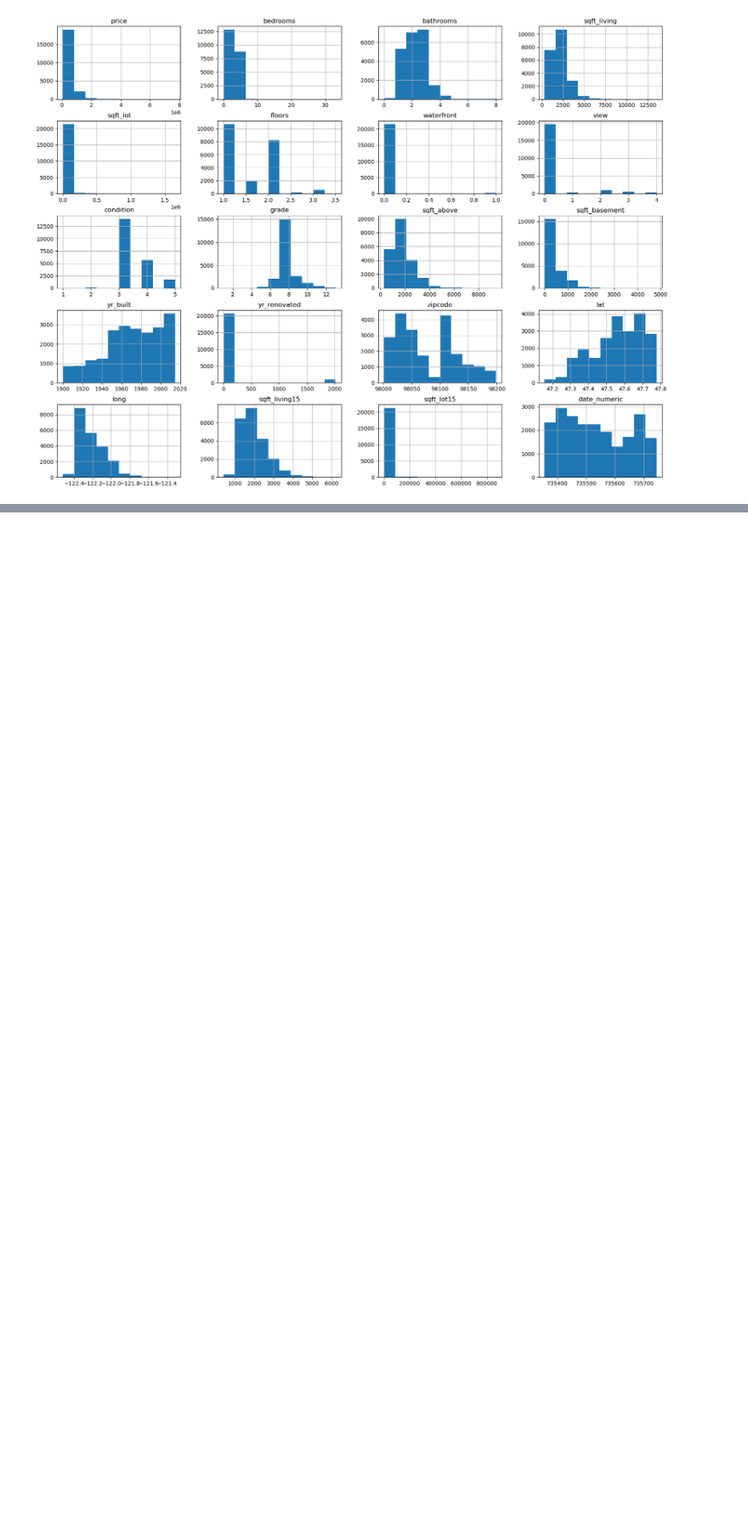
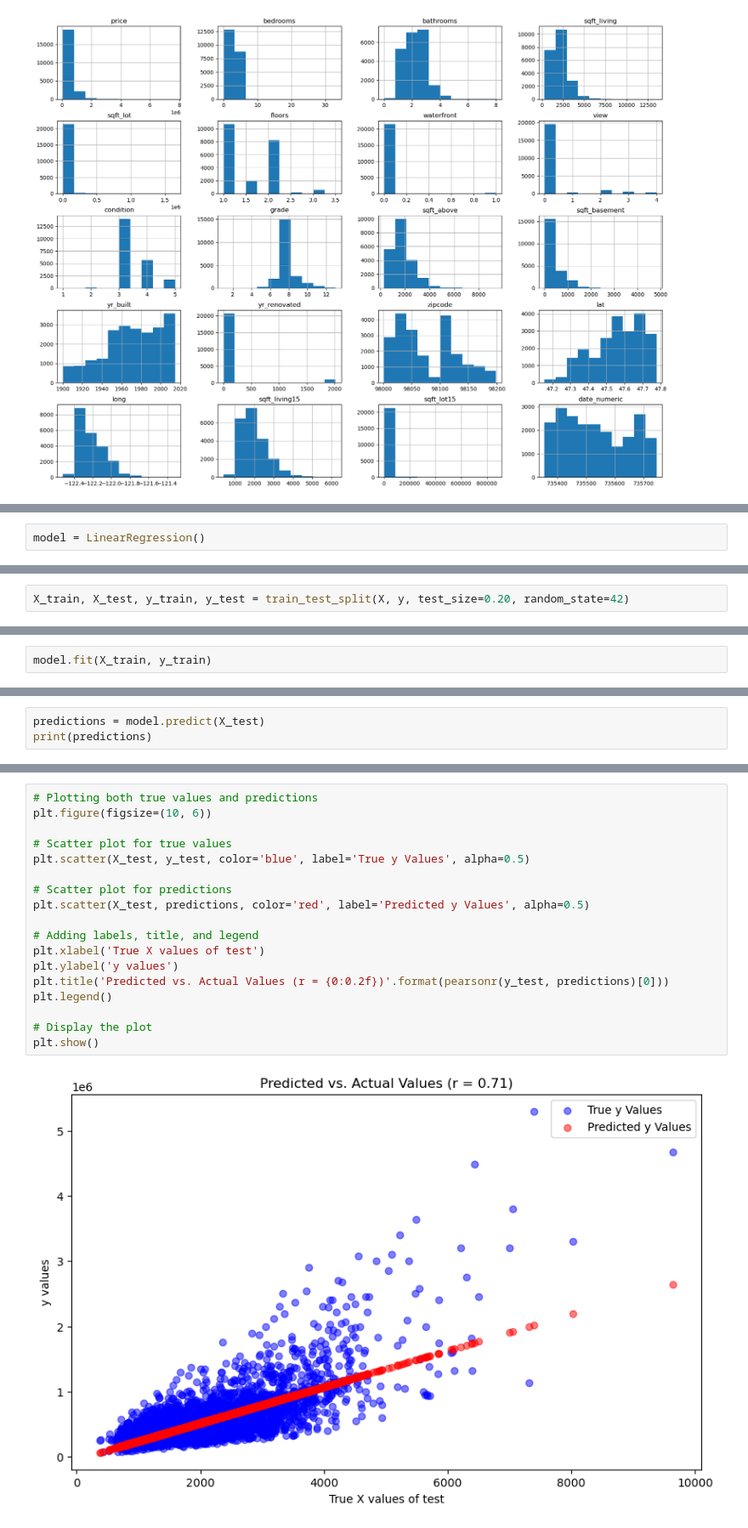
Before and after one commit to TRossen89/BI_MP_Assignments, a Jupyter notebook: MP3_Machine_Learning_for_Prediction_by_Regression.ipynb, the cells around one changed output, grey strips where cells are left out. Shown at 85% size. Cells and saved outputs as stored; diff of their text form; blank space fills up the shorter version.

Commit message:
First two simple linear regression models

```diff
--- a/MP3_Machine_Learning_for_Prediction_by_Regression.ipynb
+++ b/MP3_Machine_Learning_for_Prediction_by_Regression.ipynb
@@ -274,0 +368,2 @@ array([[<Axes: title={'center': 'price'}>,
+# %%
+model = LinearRegression()
@@ -274,0 +372,2 @@ array([[<Axes: title={'center': 'price'}>,
+# %%
+X_train, X_test, y_train, y_test = train_test_split(X, y, test_size=0.20, random_state=42)
@@ -274,0 +376,2 @@ array([[<Axes: title={'center': 'price'}>,
+# %%
+model.fit(X_train, y_train)
@@ -274,0 +382,3 @@ array([[<Axes: title={'center': 'price'}>,
+# %%
+predictions = model.predict(X_test)
+print(predictions)
@@ -274,0 +390,20 @@ array([[<Axes: title={'center': 'price'}>,
+# %%
+# Plotting both true values and predictions
+plt.figure(figsize=(10, 6))
+
+# Scatter plot for true values
+plt.scatter(X_test, y_test, color='blue', label='True y Values', alpha=0.5)
+
+# Scatter plot for predictions
+plt.scatter(X_test, predictions, color='red', label='Predicted y Values', alpha=0.5)
+
+# Adding labels, title, and legend
+plt.xlabel('True X values of test')
+plt.ylabel('y values')
+plt.title('Predicted vs. Actual Values (r = {0:0.2f})'.format(pearsonr(y_test, predictions)[0]))
+plt.legend()
+
+# Display the plot
+plt.show()
+# %% [output]
+[figure, added]
```
Also changed, not shown: parts of 39 cells of this notebook, 1 other file.
